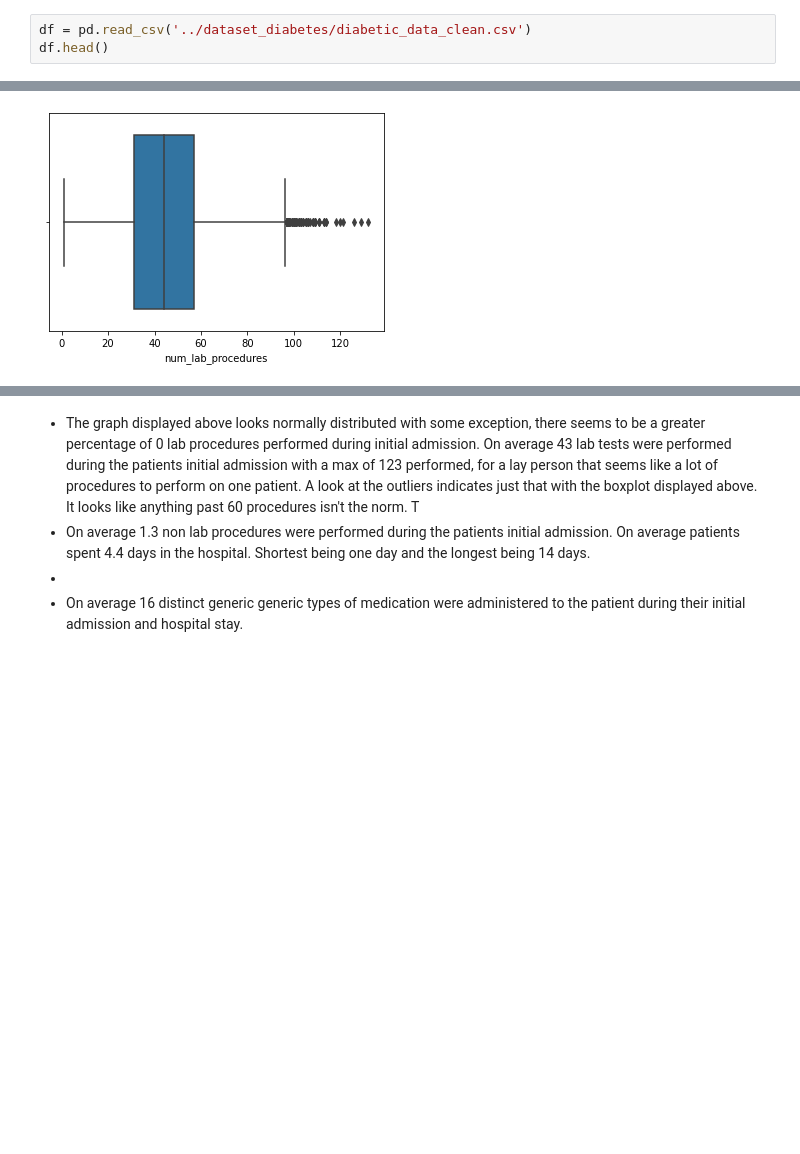
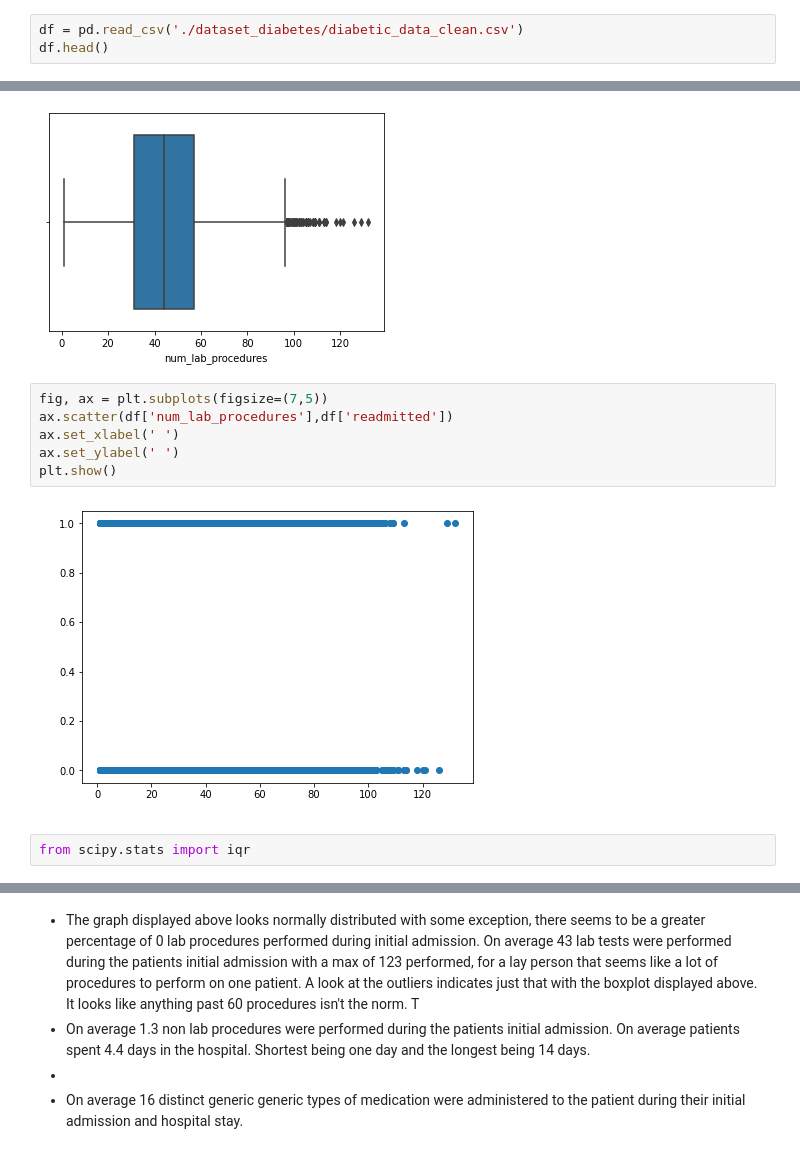
Before and after one commit to akamara05/diabetic_readmissions_project, a Jupyter notebook: Part 2 - EDA .ipynb, the cells around one changed output, grey strips where cells are left out. Saved outputs shown, nothing was run; the diff lists cells and outputs as text; blank space fills up the shorter version.

```diff
--- a/Part 2 - EDA .ipynb
+++ b/Part 2 - EDA .ipynb
@@ -6,7 +6,7 @@ import pandas as pd
 from matplotlib import pyplot as plt
 import seaborn as sns
 # %%
-df = pd.read_csv('../dataset_diabetes/diabetic_data_clean.csv')
+df = pd.read_csv('./dataset_diabetes/diabetic_data_clean.csv')
 df.head()
 # %% [output]
 |  | Unnamed: 0 | encounter_id | patient_nbr | race | gender | age | admission_type_id | ... |
@@ -303,3 +303,13 @@ sns.boxplot(x=df['num_lab_procedures'])
 # %% [output]
 <AxesSubplot:xlabel='num_lab_procedures'>
 [figure]
+# %%
+fig, ax = plt.subplots(figsize=(7,5))
+ax.scatter(df['num_lab_procedures'],df['readmitted'])
+ax.set_xlabel(' ')
+ax.set_ylabel(' ')
+plt.show()
+# %% [output]
+[figure, added]
+# %%
+from scipy.stats import iqr
```
Also changed, not shown: parts of 38 cells of this notebook.
